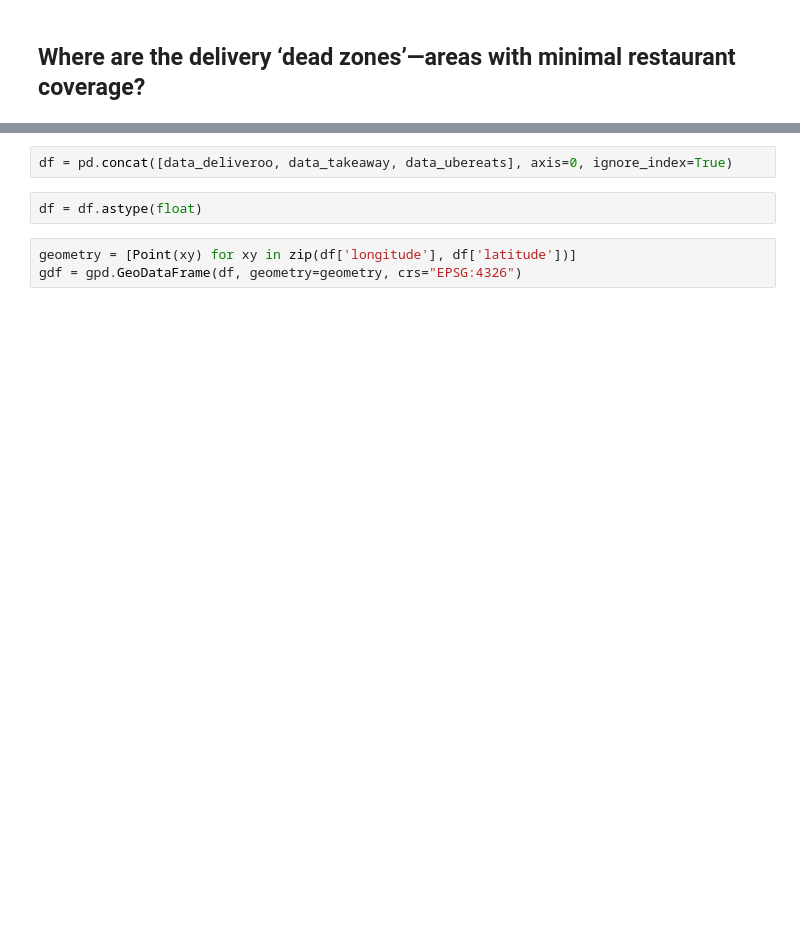
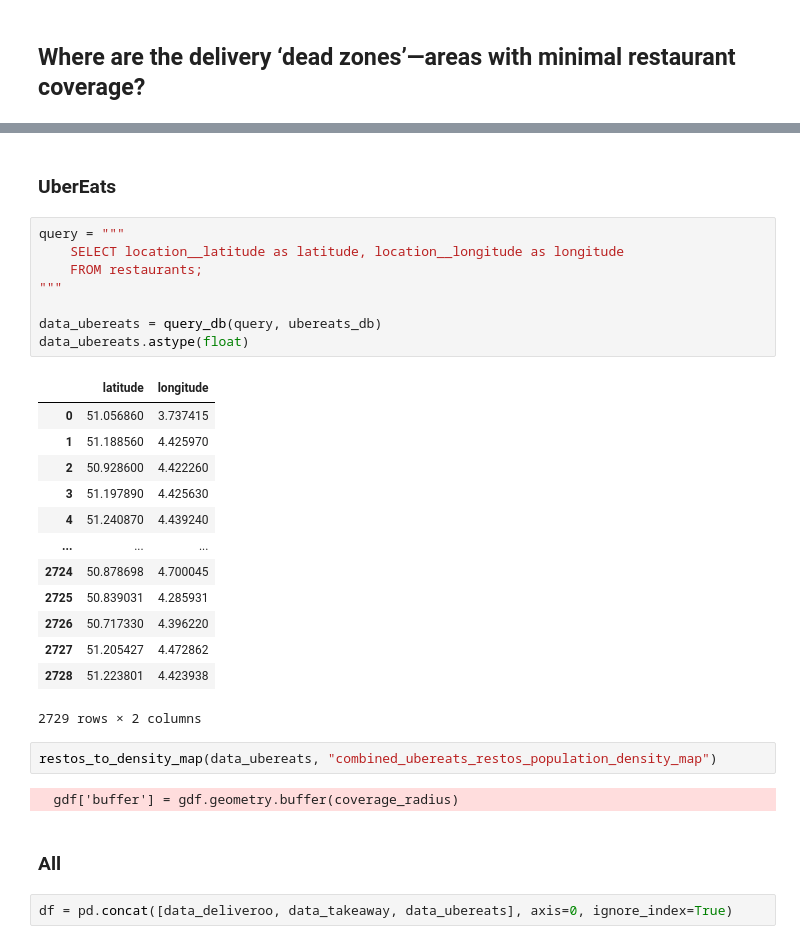
Before and after one commit to NicolaasDC/delivery_market_analysis_with_SQL, a Jupyter notebook: analysis.ipynb, the cells around one changed output, grey strips where cells are left out. Drawn from its saved outputs; the diff is of its cells as text; blank space fills up the shorter version.

```diff
--- a/analysis.ipynb
+++ b/analysis.ipynb
@@ -113,7 +201,32 @@ data_ubereats = query_db(query3, ubereats_db)
+# %% [markdown]
+### UberEats
+# %%
+query = """
+    SELECT location__latitude as latitude, location__longitude as longitude
+    FROM restaurants;
+"""
+
+data_ubereats = query_db(query, ubereats_db)
+data_ubereats.astype(float)
+# %% [output]
+|  | latitude | longitude |
+| 0 | 51.056860 | 3.737415 |
+| 1 | 51.188560 | 4.425970 |
+| 2 | 50.928600 | 4.422260 |
+| 3 | 51.197890 | 4.425630 |
+| 4 | 51.240870 | 4.439240 |
+| ... | ... | ... |
+| 2724 | 50.878698 | 4.700045 |
+| 2725 | 50.839031 | 4.285931 |
+| 2726 | 50.717330 | 4.396220 |
+| 2727 | 51.205427 | 4.472862 |
+| 2728 | 51.223801 | 4.423938 |
+2729 rows × 2 columns
+# %%
+restos_to_density_map(data_ubereats, "combined_ubereats_restos_population_density_map")
+# %% [output]
+  gdf['buffer'] = gdf.geometry.buffer(coverage_radius)
+# %% [markdown]
+### All
 # %%
 df = pd.concat([data_deliveroo, data_takeaway, data_ubereats], axis=0, ignore_index=True)
-# %%
-df = df.astype(float)
-# %%
-geometry = [Point(xy) for xy in zip(df['longitude'], df['latitude'])]
-gdf = gpd.GeoDataFrame(df, geometry=geometry, crs="EPSG:4326")
```
Also changed, not shown: parts of 19 cells of this notebook.
